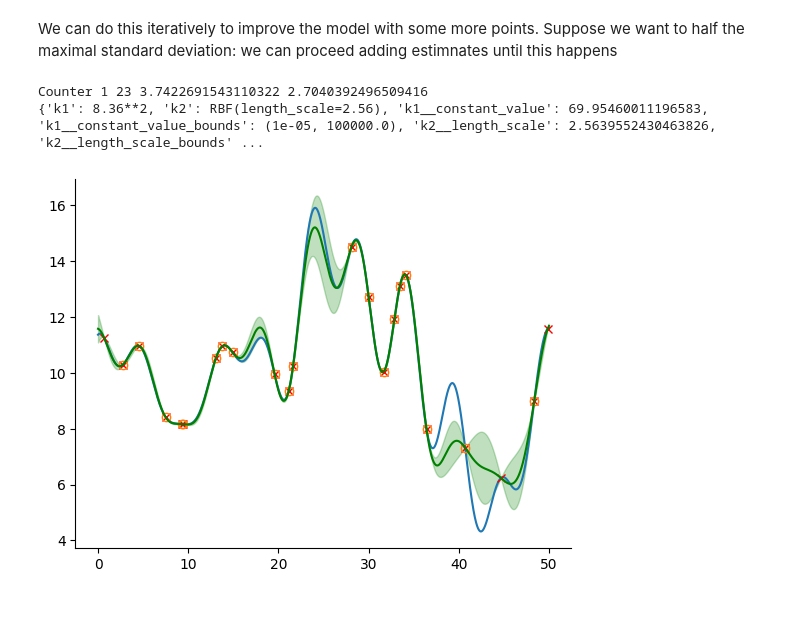
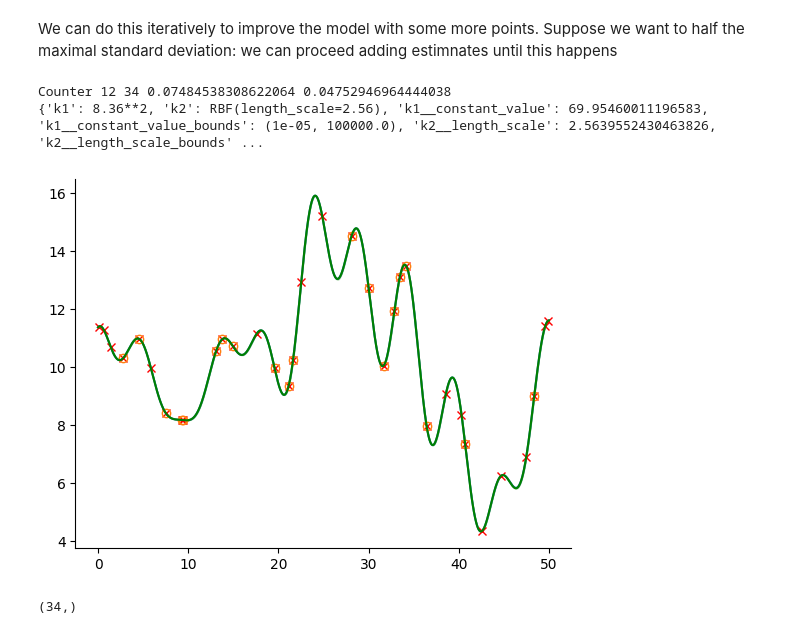
Before and after one commit to FTurci/gaussian-processes, a Jupyter notebook: examples/sklearn-examples/simple_regression.ipynb, the cells around one changed output. Cells and saved outputs as stored; diff of their text form; code cells hidden in the pictures.

```diff
--- a/examples/sklearn-examples/simple_regression.ipynb
+++ b/examples/sklearn-examples/simple_regression.ipynb
@@ -121,36 +121,40 @@ print(gp.kernel_.get_params())
 We can do this iteratively to improve the model with some more points. Suppose we want to half the maximal standard deviation: we can proceed adding estimnates until this happens
 # %%
 original_max_std = std.max()
-target_std = original_max_std*0.5
+target_std = original_max_std*0.01
 max_iter = 20
 for i in range(max_iter):
 
     indices = np.where(new_std>target_std)[0]
     pick = np.random.choice(indices)
     x_at_large_std = x[pick]
     y_at_large_std = original_function(x)[pick]
     new_xtrain =  np.concatenate((new_xtrain,[x_at_large_std]))
     new_ytrain =  np.concatenate((new_ytrain,[y_at_large_std]))
 
     custom_kernel.set_params(**(new_gp.kernel_.get_params()))
     new_gp = GaussianProcessRegressor(
                                 kernel=custom_kernel,
                                 optimizer='fmin_l_bfgs_b'
     )
     new_gp.fit(new_xtrain[:, np.newaxis], new_ytrain)
     new_mean, new_std = new_gp.predict(x[:,np.newaxis], return_std=True)
     if new_std.max()<target_std:
         print("Counter",i,len(new_xtrain),target_std,new_std.max()  )
         break
 
 plt.plot(x,original_function(x))
 plt.plot(new_xtrain,new_ytrain,'rx')
 plt.plot(xtrain,ytrain,'o', mfc="None")
 
 plt.fill_between(x,new_mean-new_std/2, new_mean+new_std/2, color='green', alpha=0.25)
 plt.plot(x, new_mean,color='green')
 print(gp.kernel_.get_params())
 # %% [output]
-Counter 1 23 3.7422691543110322 2.7040392496509416
+Counter 12 34 0.07484538308622064 0.04752946964444038
 {'k1': 8.36**2, 'k2': RBF(length_scale=2.56), 'k1__constant_value': 69.95460011196583, 'k1__constant_value_bounds': (1e-05, 100000.0), 'k2__length_scale': 2.5639552430463826, 'k2__length_scale_bounds' ...
-[figure, old version]
+[figure, new version]
+# %%
+new_xtrain.shape
+# %% [output]
+(34,)
```
Also changed, not shown: 3 other files.
